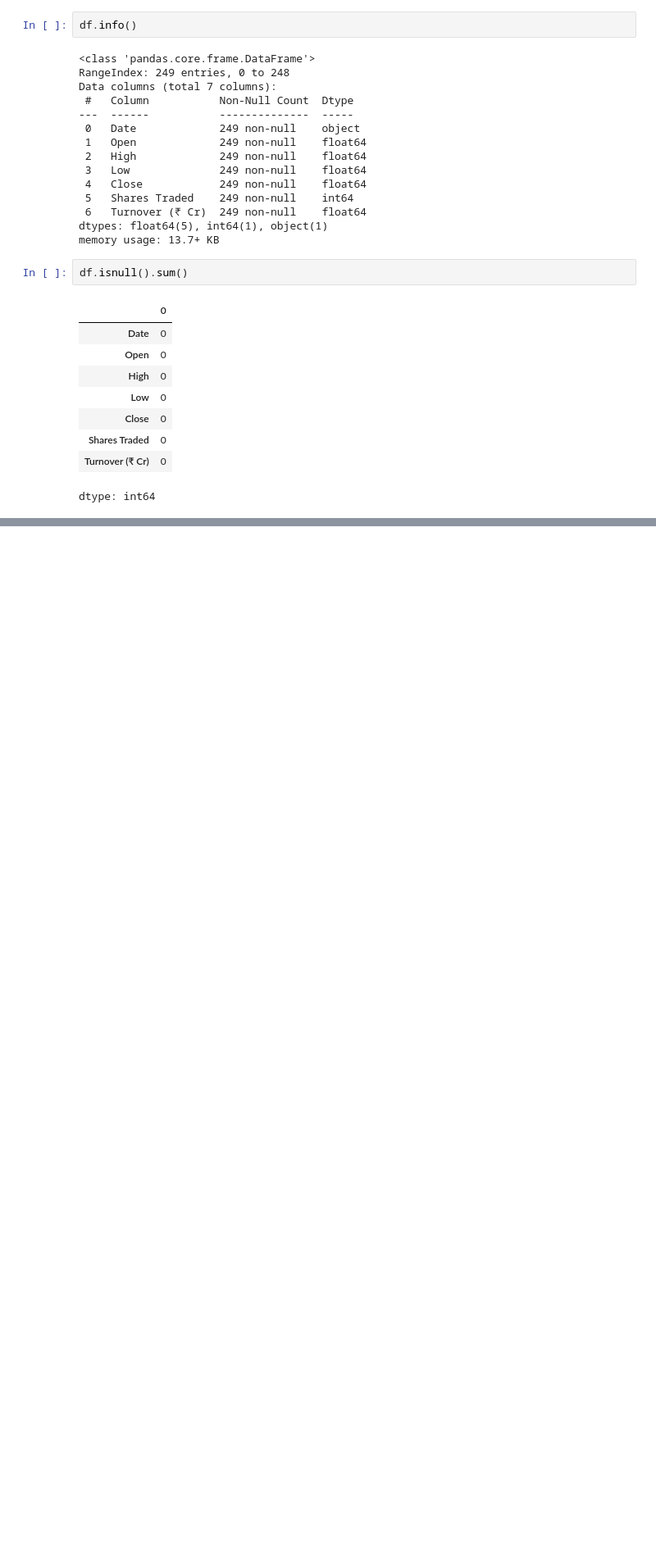
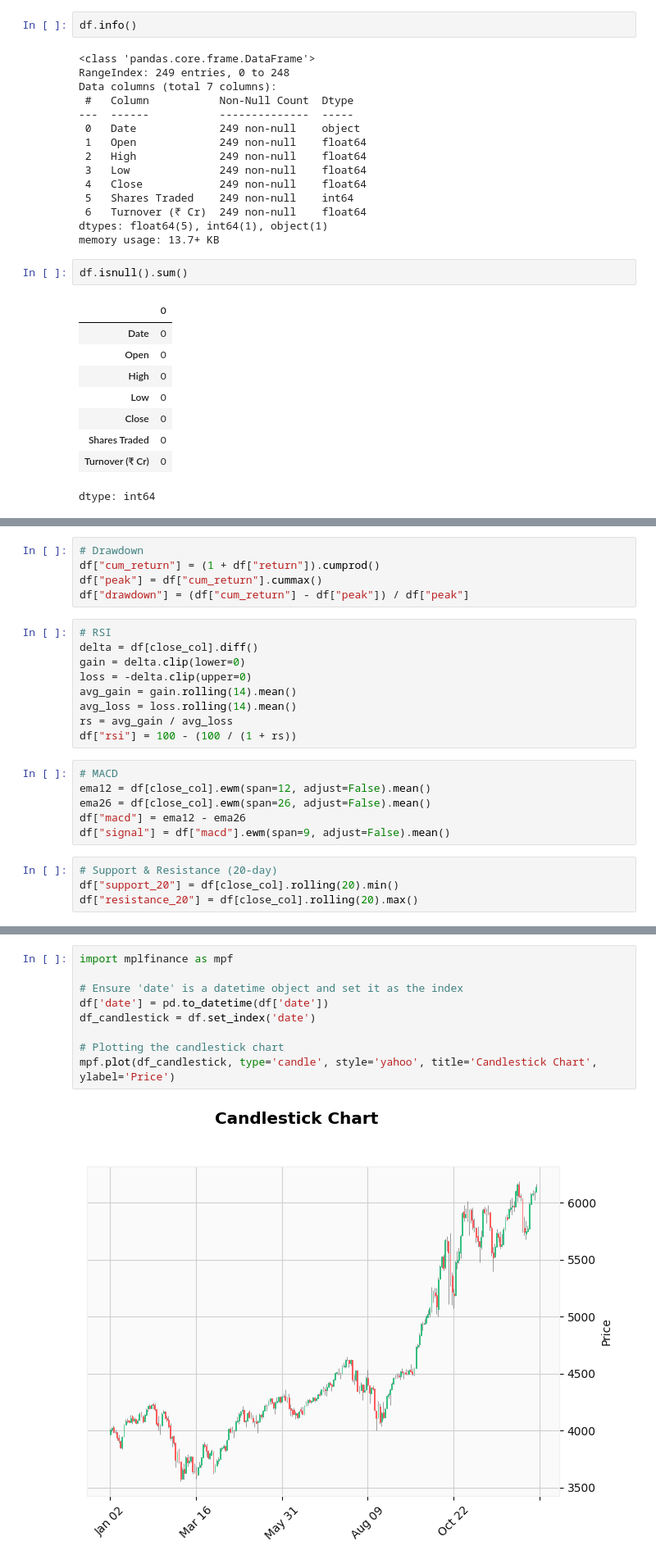
Before and after one commit to Goal48/NIFTY_Data_Analysis, a Jupyter notebook: NIFTY50.ipynb, the cells around one changed output, grey strips where cells are left out. Shown at 82% size. Saved outputs shown, nothing was run; the diff lists cells and outputs as text; blank space fills up the shorter version.

```diff
--- a/NIFTY50.ipynb
+++ b/NIFTY50.ipynb
@@ -49,0 +117,24 @@ dtype: int64
+# %%
+# Drawdown
+df["cum_return"] = (1 + df["return"]).cumprod()
+df["peak"] = df["cum_return"].cummax()
+df["drawdown"] = (df["cum_return"] - df["peak"]) / df["peak"]
+# %%
+# RSI
+delta = df[close_col].diff()
+gain = delta.clip(lower=0)
+loss = -delta.clip(upper=0)
+avg_gain = gain.rolling(14).mean()
+avg_loss = loss.rolling(14).mean()
+rs = avg_gain / avg_loss
+df["rsi"] = 100 - (100 / (1 + rs))
+# %%
+# MACD
+ema12 = df[close_col].ewm(span=12, adjust=False).mean()
+ema26 = df[close_col].ewm(span=26, adjust=False).mean()
+df["macd"] = ema12 - ema26
+df["signal"] = df["macd"].ewm(span=9, adjust=False).mean()
+# %%
+# Support & Resistance (20-day)
+df["support_20"] = df[close_col].rolling(20).min()
+df["resistance_20"] = df[close_col].rolling(20).max()
@@ -49,0 +254,11 @@ dtype: int64
+# %%
+import mplfinance as mpf
+
+# Ensure 'date' is a datetime object and set it as the index
+df['date'] = pd.to_datetime(df['date'])
+df_candlestick = df.set_index('date')
+
+# Plotting the candlestick chart
+mpf.plot(df_candlestick, type='candle', style='yahoo', title='Candlestick Chart', ylabel='Price')
+# %% [output]
+[figure, added]
```
Also changed, not shown: parts of 22 cells of this notebook.
